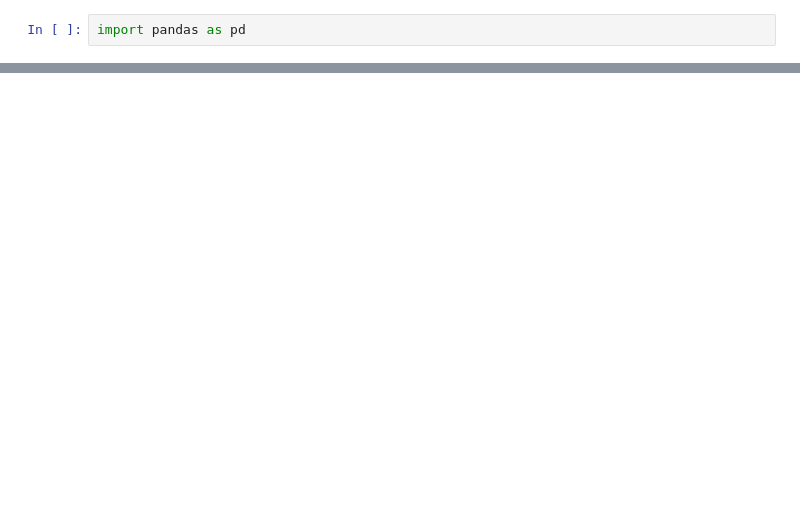
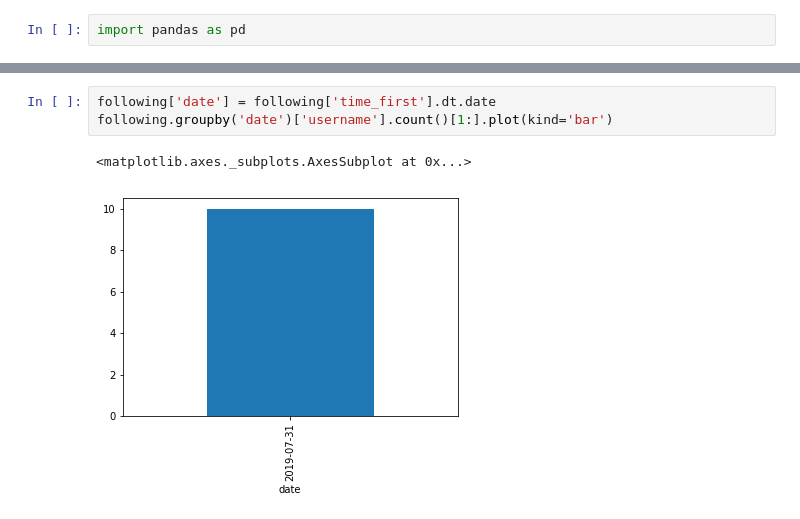
Before and after one commit to lfkopp/socialmediabot, a Jupyter notebook: instagram.ipynb, the cells around one changed output, grey strips where cells are left out. Drawn from its saved outputs; the diff is of its cells as text; blank space fills up the shorter version.

```diff
--- a/instagram.ipynb
+++ b/instagram.ipynb
@@ -134,0 +171,6 @@ people.sort_values('username')
+# %%
+following['date'] = following['time_first'].dt.date
+following.groupby('date')['username'].count()[1:].plot(kind='bar')
+# %% [output]
+<matplotlib.axes._subplots.AxesSubplot at 0x...>
+[figure, added]
```
Also changed, not shown: parts of 15 cells of this notebook, 5 other files.
